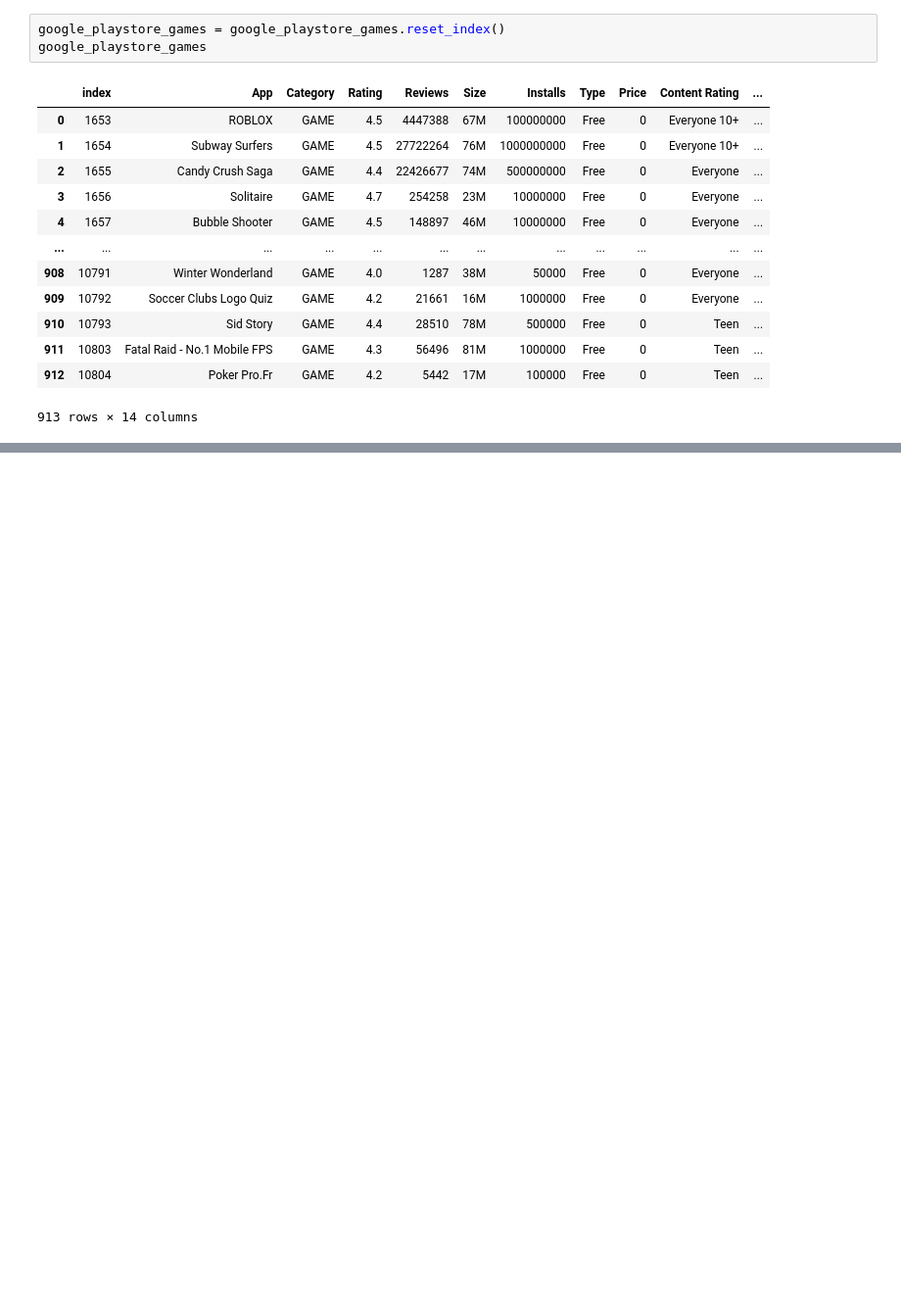
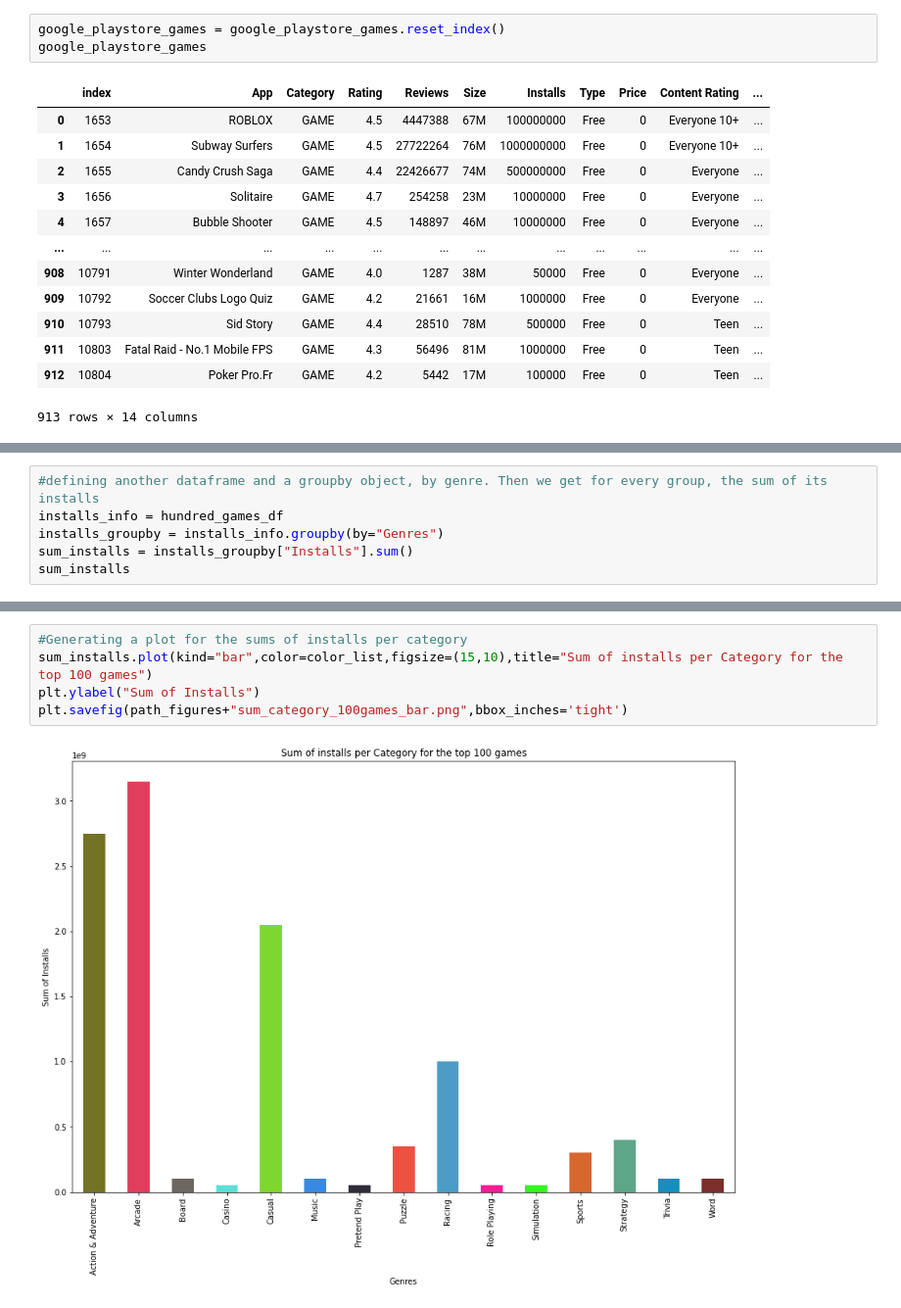
Before and after one commit to RaulMaya/iOS-vs-Android, a Jupyter notebook: Project_1_Jupyter_Notebook.ipynb, the cells around one changed output, grey strips where cells are left out. Shown: that part at 98% size. Cells and saved outputs as stored; diff of their text form; blank space fills up the shorter version.

```diff
--- a/Project_1_Jupyter_Notebook.ipynb
+++ b/Project_1_Jupyter_Notebook.ipynb
@@ -306,0 +384,6 @@ google_playstore_games
+# %%
+#defining another dataframe and a groupby object, by genre. Then we get for every group, the sum of its installs
+installs_info = hundred_games_df
+installs_groupby = installs_info.groupby(by="Genres")
+sum_installs = installs_groupby["Installs"].sum()
+sum_installs
@@ -306,0 +408,7 @@ google_playstore_games
+# %%
+#Generating a plot for the sums of installs per category
+sum_installs.plot(kind="bar",color=color_list,figsize=(15,10),title="Sum of installs per Category for the top 100 games")
+plt.ylabel("Sum of Installs")
+plt.savefig(path_figures+"sum_category_100games_bar.png",bbox_inches='tight')
+# %% [output]
+[figure, added]
```
Also changed, not shown: parts of 42 cells of this notebook, 15 other files.
